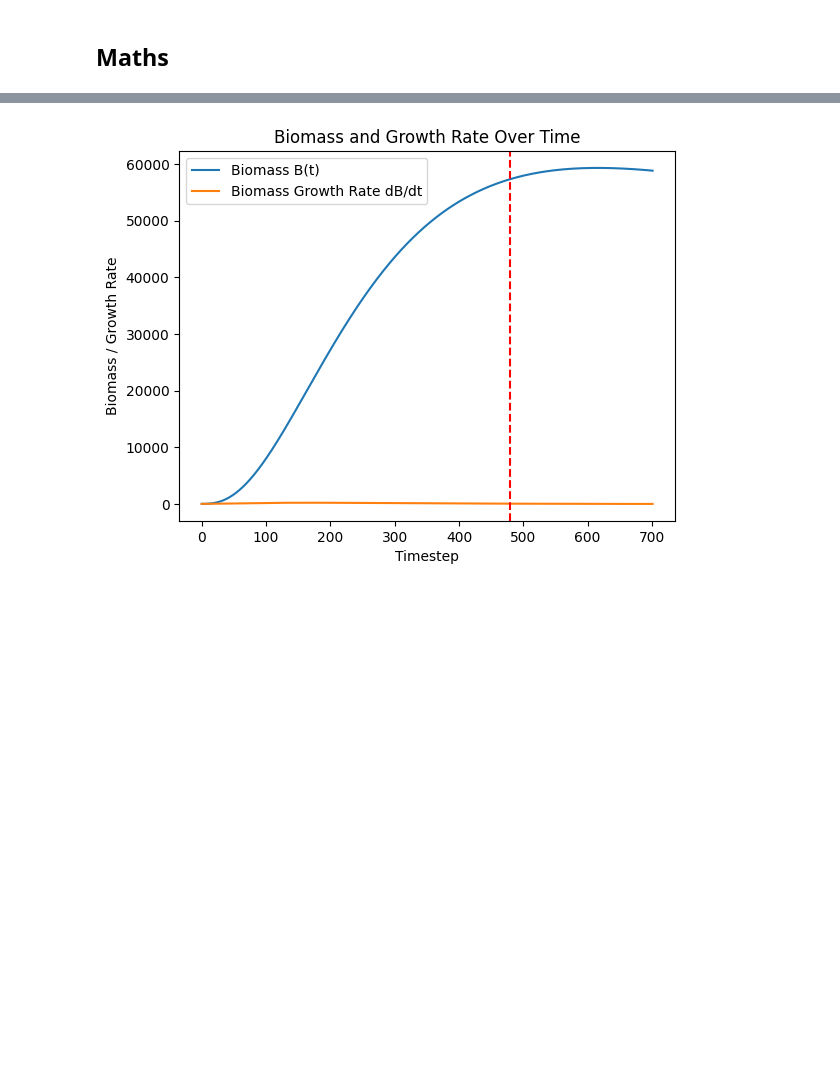
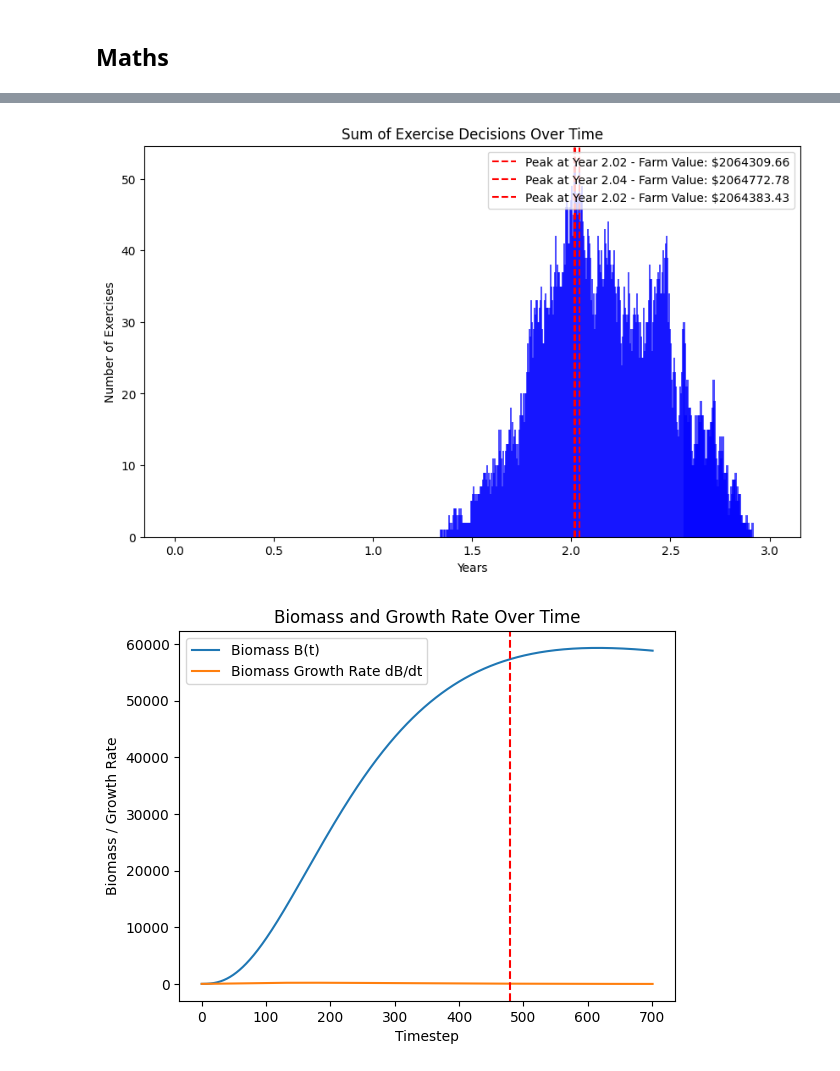
Before and after one commit to Cheezdoodle/SalmonFarmers, a Jupyter notebook: SalmonValue.ipynb, the cells around one changed output, grey strips where cells are left out. Saved outputs shown, nothing was run; the diff lists cells and outputs as text; code cells hidden in the pictures; blank space fills up the shorter version.

```diff
--- a/SalmonValue.ipynb
+++ b/SalmonValue.ipynb
@@ -130,3 +133,36 @@ plt.show()
+# %%
+def plot_decisions_over_time(values, exercise_decisions, T, N):
+    # Convert time steps to years for the x-axis
+    years = np.linspace(0, T, N+1)
+
+    decision_sums = np.sum(exercise_decisions, axis=0)
+
+
+    plt.figure(figsize=(10, 6))
+    plt.bar(years, decision_sums, color='blue', alpha=0.7, width=0.01)
+
+    plt.title('Sum of Exercise Decisions Over Time')
+    plt.xlabel('Years')
+    plt.ylabel('Number of Exercises')
+
+    max_indices = np.argsort(decision_sums)[-3:]
+    max_years = years[max_indices]
+    max_values = decision_sums[max_indices]
+
+
+    legend_info = []
+
+    for i in range(3):
+        plt.axvline(x=max_years[i], color='red', linestyle='--')
+        avg_farm_value = np.mean(values[:, max_indices[i]])  # Average value of the farm at peak
+        legend_info.append(f"Peak at Year {max_years[i]:.2f} - Farm Value: ${avg_farm_value:.2f}")
+
+    plt.legend(legend_info, loc='upper right')
+    plt.show()
+
+plot_decisions_over_time(values, exercise_decisions, T, N)
+# %% [output]
+[figure, added]
 # %%
 def plot_expected_value_dual_y(S, delta, values, exercise_decisions, n0, m, w_inf, a, b, c, H0, F0, r, T, N):
     """
```
Also changed, not shown: parts of 1 cell of this notebook.
